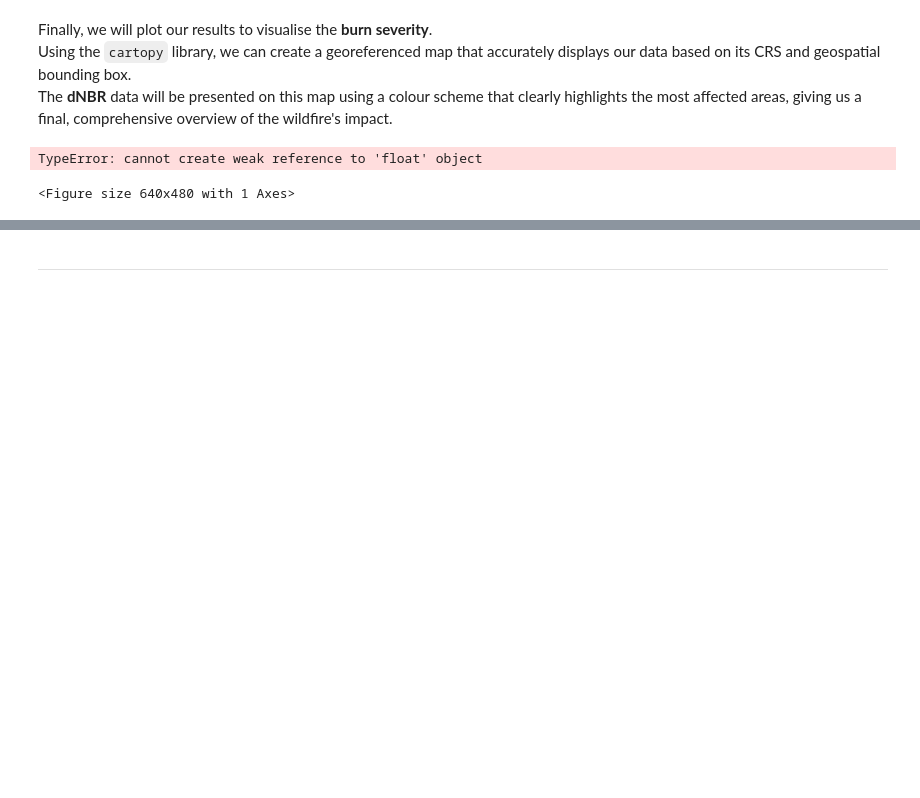
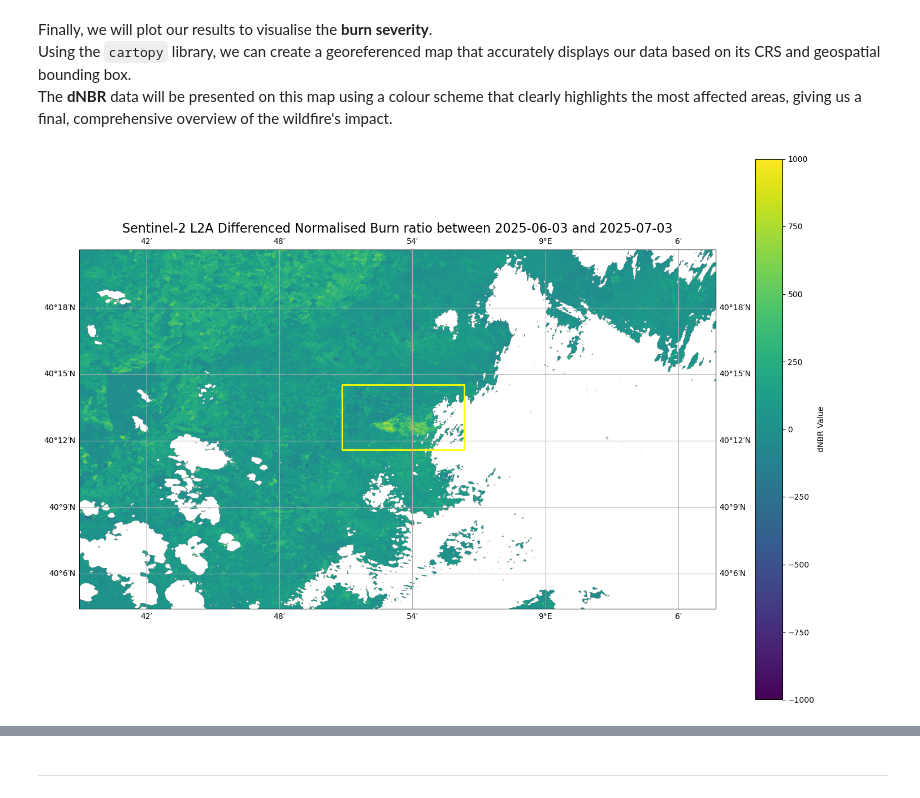
Before and after one commit to eopf-toolkit/eopf-101, a Jupyter notebook: 513_dNBR.ipynb, the cells around one changed output, grey strips where cells are left out. Saved outputs shown, nothing was run; the diff lists cells and outputs as text; code cells hidden in the pictures; blank space fills up the shorter version.

```diff
--- a/513_dNBR.ipynb
+++ b/513_dNBR.ipynb
@@ -378,30 +443,35 @@ Finally, we will plot our results to visualise the **burn severity**.<br>
 Using the `cartopy` library, we can create a georeferenced map that accurately displays our data based on its CRS and geospatial bounding box.<br>
 The **dNBR** data will be presented on this map using a colour scheme that clearly highlights the most affected areas, giving us a final, comprehensive overview of the wildfire's impact.
 # %%
+# Creating the Geometry
+map_box = box(map_box[0],map_box[1],map_box[2],map_box[3])
+
+#Overlay
+plt.figure(figsize=(15, 10))
 # Create a figure with a specified size.
 data_ll = ccrs.PlateCarree()
 # Set up the plot with a UTM projection.
 ax = plt.axes(projection=data_ll)
 
 # Display the Differenced Normalised Burn Ratio (dNBR)
-ax.imshow(dNBR, origin='upper',
+im = ax.imshow(dNBR_c, origin='upper',
                 extent=(bbox_vis[0],bbox_vis[2],
                         bbox_vis[1],bbox_vis[3]),  # item
-                         vmin=-1.0, vmax=1.0,
+                         vmin=-1000.0, vmax=1000.0,
                 transform=data_ll)
 
 # features
-ax.add_geometries(map_box, crs=data_ll, facecolor='none', edgecolor='yellow', linewidth=2, linestyle='-')
+plt.colorbar(im, ax=ax, label='dNBR Value')
+ax.add_geometries([map_box], crs=data_ll, facecolor='none', edgecolor='yellow', linewidth=2, linestyle='-')
 ax.gridlines(draw_labels=True, dms=True, x_inline=False, y_inline=False) # Add gridlines and labels
 
 
 # Set the title of the plot.
 plt.title(f'Sentinel-2 L2A Differenced Normalised Burn ratio between {pre_f} and {post_f}', fontsize=16)
 # Adjust plot to ensure all elements fit without overlapping.
 plt.tight_layout()
 # Show the final plot.
 plt.show()
 # %% [output]
-TypeError: cannot create weak reference to 'float' object
-<Figure size 640x480 with 1 Axes>
+[figure, added]
 # %% [markdown]
```
Also changed, not shown: parts of 22 cells of this notebook.
